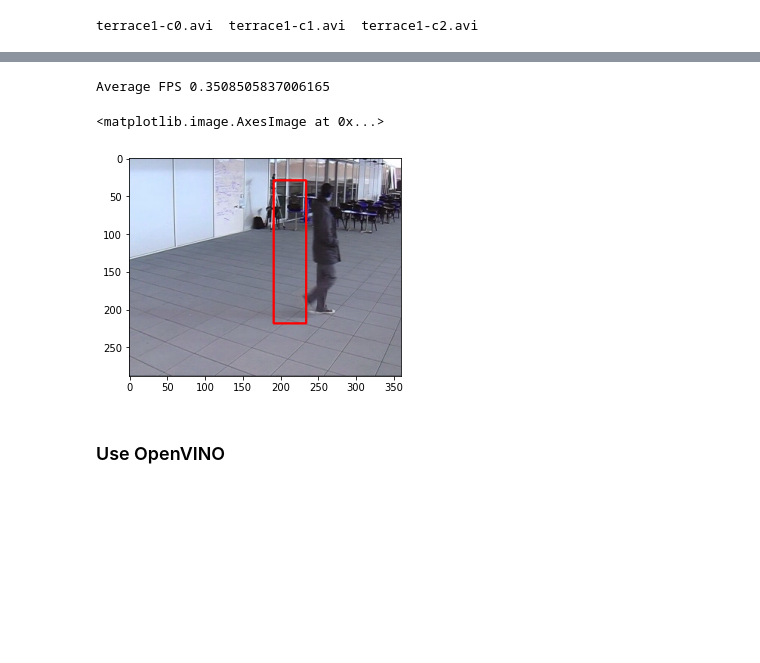
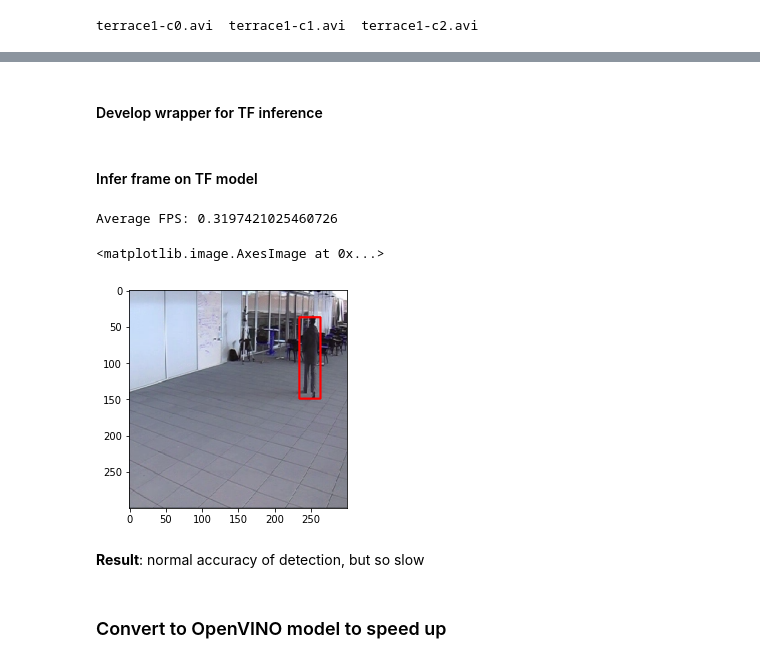
Before and after one commit to somal/People_Tracker_Research, a Jupyter notebook: Demo.ipynb, the cells around one changed output, grey strips where cells are left out. Drawn from its saved outputs; the diff is of its cells as text; code cells hidden in the pictures; blank space fills up the shorter version.

```diff
--- a/Demo.ipynb
+++ b/Demo.ipynb
@@ -26,9 +31,6 @@ try:
         ret, frame = video.read()
         if ret:
             display_handle.update(Image(data=cv2.imencode('.jpeg', frame)[1]))
-except:
-    pass
-
-video.release()
-display_handle.update(None)
+except KeyboardInterrupt:
+    video.release()
 # %% [output]
@@ -86,2 +50,4 @@ yolo-v3-tf
+# %% [markdown]
+#### Develop wrapper for TF inference
 # %%
 import tensorflow as tf
@@ -163,29 +116,37 @@ def tf_main(path_to_pb_model: str,
-# %%
-tensorflow_predictions, tensorflow_average_inference_time = tf_main(TF_MODEL, frame)
-tensorflow_average_fps = 1 / tensorflow_average_inference_time
-print(f'Average FPS {tensorflow_average_fps} ')
-# %% [output]
-Average FPS 0.3508505837006165
+# %% [markdown]
+#### Infer frame on TF model
 # %%
+%matplotlib inline
 from matplotlib import pyplot as plt
 
-num_detections = tensorflow_predictions['num_detections']
-classes = tensorflow_predictions['detection_classes'][0]
-scores = tensorflow_predictions['detection_scores'][0]
+PROB_THRESH = .5
+SSD_MOBILENET_TF_MODEL = os.path.join('.', 'data', 'public', 'ssd_mobilenet_v2_coco', 'ssd_mobilenet_v2_coco_2018_03_29', 'frozen_inference_graph.pb')
 
-indexes = np.logical_and(scores>.6, classes==1)
-boxes = tensorflow_predictions['detection_boxes'][0]
-output_frame = frame.copy()
+# Use frame from video playing (set stop for select frame)
+tf_predictions, tf_average_inference_time, frame_for_output = run_tf_model_on_image(SSD_MOBILENET_TF_MODEL, frame)
+print(f'Average FPS: {1 / tf_average_inference_time} ')
+
+# Parsing of results
+num_detections = tf_predictions['num_detections'][0]
+classes = tf_predictions['detection_classes'][0]
+scores = tf_predictions['detection_scores'][0]
+boxes = tf_predictions['detection_boxes'][0]
+
+# Filter detections by classes and scores
+indexes = np.logical_and(scores>PROB_THRESH, classes==1) # 1 is a class for people
 for box in boxes[indexes]:
-    y1,x1,y2,x2 = np.int32(box*WIDTH)
-    cv2.rectangle(output_frame, (x1,y1), (x2,y2), (255,0,0), 2)
+    y1,x1,y2,x2 = np.int32(box*IMG_WIDTH) # Need convert to int for draw rectangle
+    cv2.rectangle(frame_for_output, (x1,y1), (x2,y2), (255,0,0), 2)
 
-plt.imshow(output_frame)
+plt.imshow(frame_for_output)
 # %% [output]
-<matplotlib.image.AxesImage at 0x...>
+Average FPS: 0.3197421025460726
+<matplotlib.image.AxesImage at 0x...>
-[figure, old version]
+[figure, new version]
-# %% [markdown]
-### Use OpenVINO
+# %% [markdown]
+**Result**: normal accuracy of detection, but so slow
+# %% [markdown]
+### Convert to OpenVINO model to speed up
 # %%
 !python3 ${INTEL_OPENVINO_DIR}/deployment_tools/model_optimizer/mo.py \
 --output_dir=data/public/ssd_mobilenet_v2_coco/FP32 \
```
Also changed, not shown: parts of 47 cells of this notebook.
